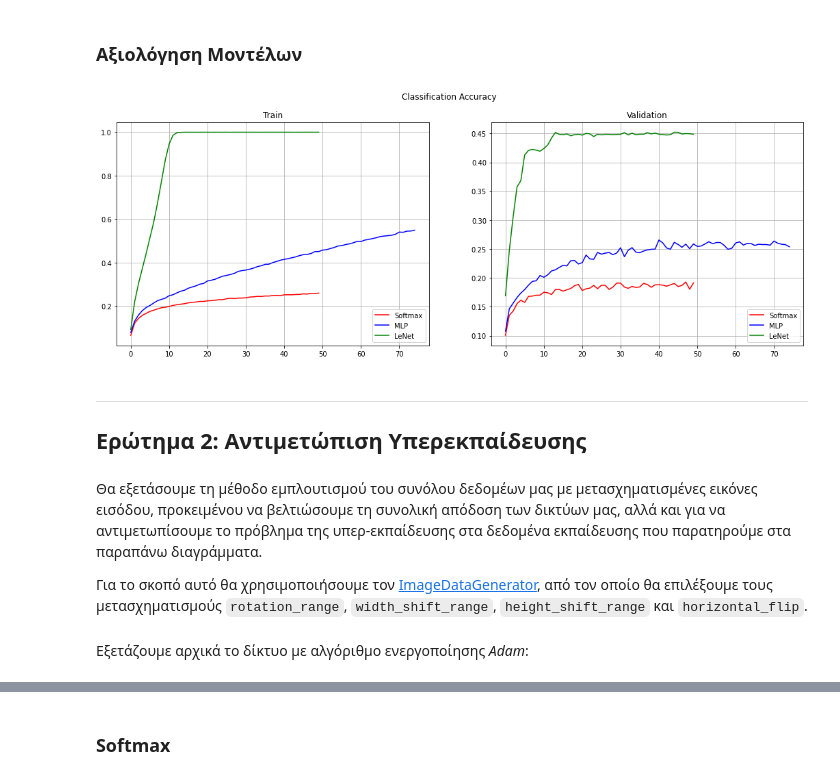
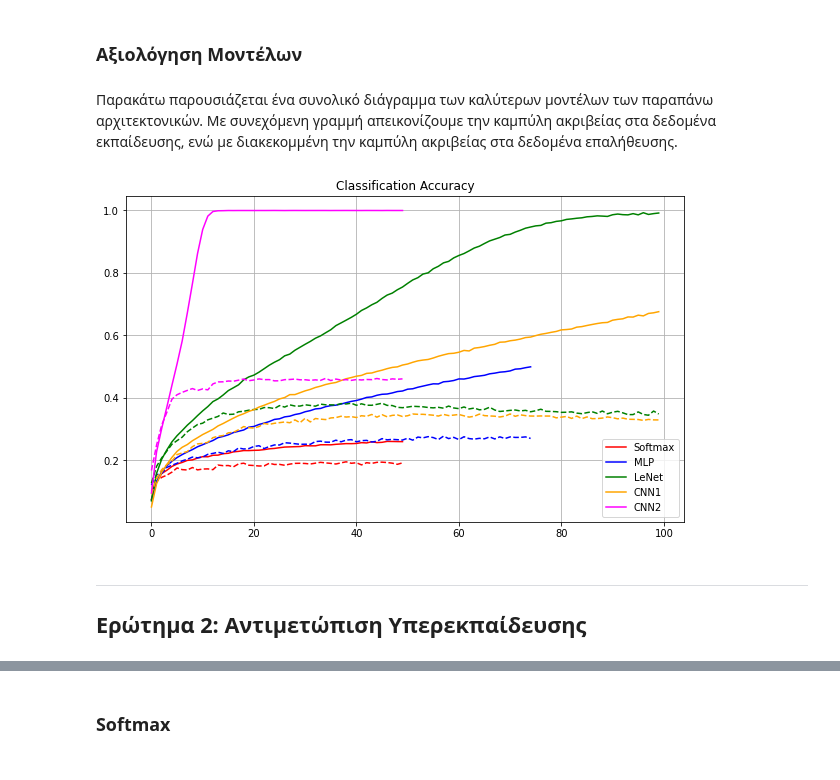
Before and after one commit to sonqo/ntua-ypsilon, a Jupyter notebook: 5_Image_Video_Analysis_Processing/CIFAR_100/CIFAR.ipynb, the cells around one changed output, grey strips where cells are left out. Saved outputs shown, nothing was run; the diff lists cells and outputs as text; code cells hidden in the pictures.

Commit message:
Completed training on all 5 architectures, added respective diagnostics

```diff
--- a/5_Image_Video_Analysis_Processing/CIFAR_100/CIFAR.ipynb
+++ b/5_Image_Video_Analysis_Processing/CIFAR_100/CIFAR.ipynb
@@ -584,20 +790,18 @@ summarize_diagnostics(CNN2_MODEL_ADAGRAD_history)
 ### Αξιολόγηση Μοντέλων
 # %%
 # Reload best history according to accuracy-loss
-m1 = json.load(open('SOFTMAX_MODEL_ADAM.json', 'r'))
-m2 = json.load(open('MLP_MODEL_ADAM.json', 'r'))
-# m3 = json.load(open('', 'r'))
-# m4 = json.load(open('', 'r'))
+m1 = json.load(open('SOFTMAX_MODEL_ADAGRAD.json', 'r'))
+m2 = json.load(open('MLP_MODEL_ADAGRAD.json', 'r'))
+m3 = json.load(open('LENET_MODEL_ADAM.json', 'r'))
+m4 = json.load(open('CNN1_MODEL_ADAM.json', 'r'))
 m5 = json.load(open('CNN2_MODEL_ADAGRAD.json', 'r'))
+# %% [markdown]
+Παρακάτω παρουσιάζεται ένα συνολικό διάγραμμα των καλύτερων μοντέλων των παραπάνω αρχιτεκτονικών. Με συνεχόμενη γραμμή απεικονίζουμε την καμπύλη ακριβείας στα δεδομένα εκπαίδευσης, ενώ με διακεκομμένη την καμπύλη ακριβείας στα δεδομένα επαλήθευσης.
 # %%
-summarize_all_diagnostics(m1, m2, m5)
+summarize_all_diagnostics(m1, m2, m3, m4, m5)
 # %% [output]
-[figure, old version]
+[figure, new version]
 # %% [markdown]
 ---
 
 ## Ερώτημα 2: Αντιμετώπιση Υπερεκπαίδευσης
-# %% [markdown]
-Θα εξετάσουμε τη μέθοδο εμπλουτισμού του συνόλου δεδομέων μας με μετασχηματισμένες εικόνες εισόδου, προκειμένου να βελτιώσουμε τη συνολική απόδοση των δικτύων μας, αλλά και για να αντιμετωπίσουμε το πρόβλημα της υπερ-εκπαίδευσης στα δεδομένα εκπαίδευσης που παρατηρούμε στα παραπάνω διαγράμματα.
-
-Για το σκοπό αυτό θα χρησιμοποιήσουμε τον [ImageDataGenerator](https://bit.ly/33B1reJ), από τον οποίο θα επιλέξουμε τους μετασχηματισμούς `rotation_range`, `width_shift_range`, `height_shift_range` και `horizontal_flip`.
@@ -608,2 +807,0 @@ datagen.fit(x_train)
-# %% [markdown]
-Εξετάζουμε αρχικά το δίκτυο με αλγόριθμο ενεργοποίησης *Adam*:
```
Also changed, not shown: parts of 51 cells of this notebook.
